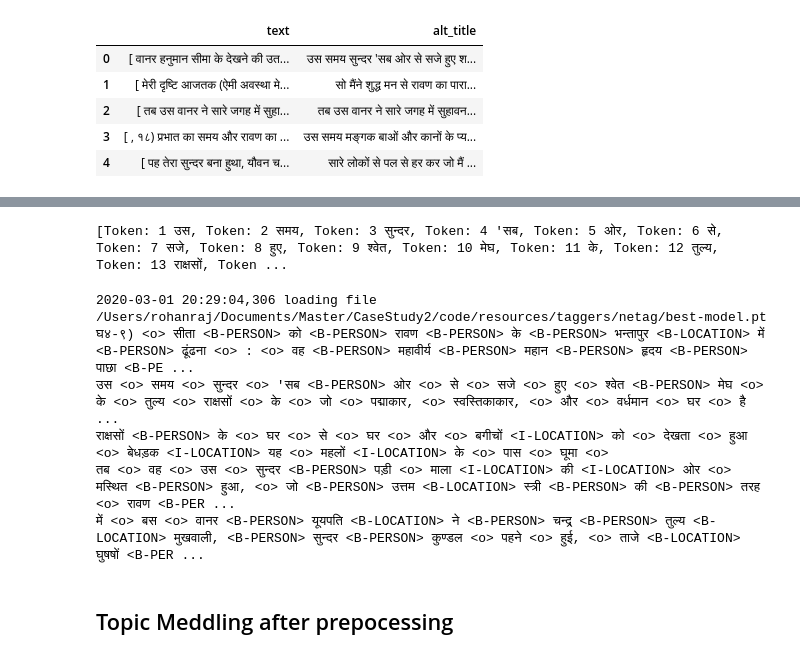
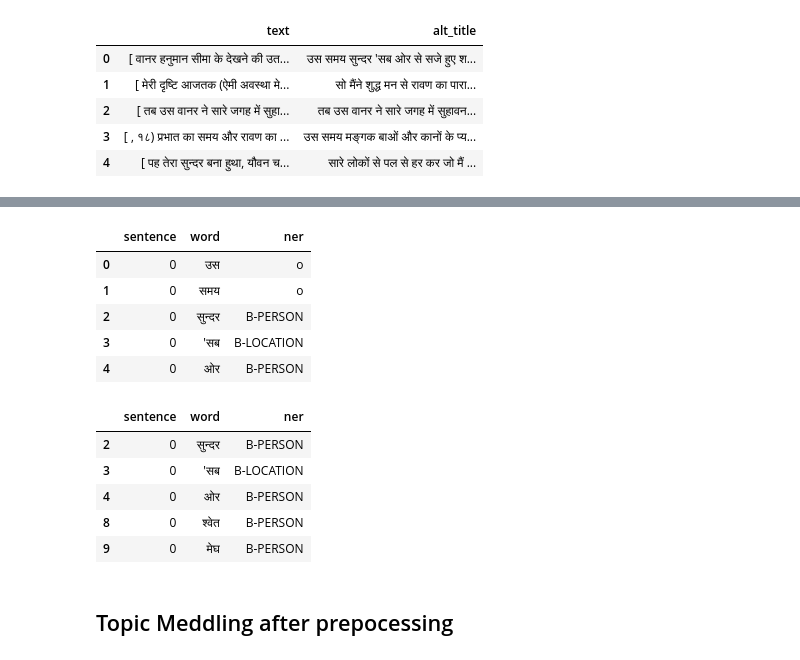
Before and after one commit to rajrohan/ramayanaocr, a Jupyter notebook: src/ramayanaocr/notebook/pipeline_final.ipynb, the cells around one changed output, grey strips where cells are left out. Cells and saved outputs as stored; diff of their text form; code cells hidden in the pictures.

```diff
--- a/src/ramayanaocr/notebook/pipeline_final.ipynb
+++ b/src/ramayanaocr/notebook/pipeline_final.ipynb
@@ -311,24 +264,0 @@ extract_ner_df.head()
-# %%
-print(sentence.tokens)
-# %% [output]
-[Token: 1 उस, Token: 2 समय, Token: 3 सुन्दर, Token: 4 'सब, Token: 5 ओर, Token: 6 से, Token: 7 सजे, Token: 8 हुए, Token: 9 श्वेत, Token: 10 मेघ, Token: 11 के, Token: 12 तुल्य, Token: 13 राक्षसों, Token ...
-# %%
-from flair.data import Sentence
-from flair.models import SequenceTagger
-# load the model you trained
-model = SequenceTagger.load('/Users/rohanraj/Documents/Master/CaseStudy2/code/resources/taggers/netag/best-model.pt')
-
-# create example sentence
-#sentence = Sentence('मोहनदास करमचन्द गांधी (२ अक्टूबर १८६९ - ३० जनवरी १९४८) भारत एवं भारतीय स्वतंत्रता आंदोलन के एक प्रमुख राजनैतिक एवं आध्यात्मिक नेता थे।')
-sentence = Sentence(df['title'][0])
-# predict tags and print
-model.predict(sentence)
-
-print(sentence.to_tagged_string())
-# %% [output]
-2020-03-01 20:29:04,306 loading file /Users/rohanraj/Documents/Master/CaseStudy2/code/resources/taggers/netag/best-model.pt
-घ४-९) <o> सीता <B-PERSON> को <B-PERSON> रावण <B-PERSON> के <B-PERSON> भन्तापुर <B-LOCATION> में <B-PERSON> ढूंढना <o> : <o> वह <B-PERSON> महावीर्य <B-PERSON> महान <B-PERSON> हृदय <B-PERSON> पाछा <B-PE ...
-उस <o> समय <o> सुन्दर <o> 'सब <B-PERSON> ओर <o> से <o> सजे <o> हुए <o> श्वेत <B-PERSON> मेघ <o> के <o> तुल्य <o> राक्षसों <o> के <o> जो <o> पद्माकार, <o> स्वस्तिकाकार, <o> और <o> वर्धमान <o> घर <o> है ...
-राक्षसों <B-PERSON> के <o> घर <o> से <o> घर <o> और <o> बगीचों <I-LOCATION> को <o> देखता <o> हुआ <o> बेधड़क <I-LOCATION> यह <o> महलों <I-LOCATION> के <o> पास <o> घूमा <o>
-तब <o> वह <o> उस <o> सुन्दर <B-PERSON> पड़ी <o> माला <I-LOCATION> की <I-LOCATION> ओर <o> मस्थित <B-PERSON> हुआ, <o> जो <B-PERSON> उत्तम <B-LOCATION> स्त्री <B-PERSON> की <B-PERSON> तरह <o> रावण <B-PER ...
-में <o> बस <o> वानर <B-PERSON> यूयपति <B-LOCATION> ने <B-PERSON> चन्द्र <B-PERSON> तुल्य <B-LOCATION> मुखवाली, <B-PERSON> सुन्दर <B-PERSON> कुण्डल <o> पहने <o> हुई, <o> ताजे <B-LOCATION> घुषषों <B-PER ...
@@ -334,0 +267,9 @@ print(sentence.to_tagged_string())
+# %%
+df_ner.head()
+# %% [output]
+|  | sentence | word | ner |
+| 0 | 0 | उस | o |
+| 1 | 0 | समय | o |
+| 2 | 0 | सुन्दर | B-PERSON |
+| 3 | 0 | 'सब | B-LOCATION |
+| 4 | 0 | ओर | B-PERSON |
@@ -334,0 +281,9 @@ print(sentence.to_tagged_string())
+# %%
+df_ner_imp.head()
+# %% [output]
+|  | sentence | word | ner |
+| 2 | 0 | सुन्दर | B-PERSON |
+| 3 | 0 | 'सब | B-LOCATION |
+| 4 | 0 | ओर | B-PERSON |
+| 8 | 0 | श्वेत | B-PERSON |
+| 9 | 0 | मेघ | B-PERSON |
```
Also changed, not shown: parts of 29 cells of this notebook, 3 other files.
